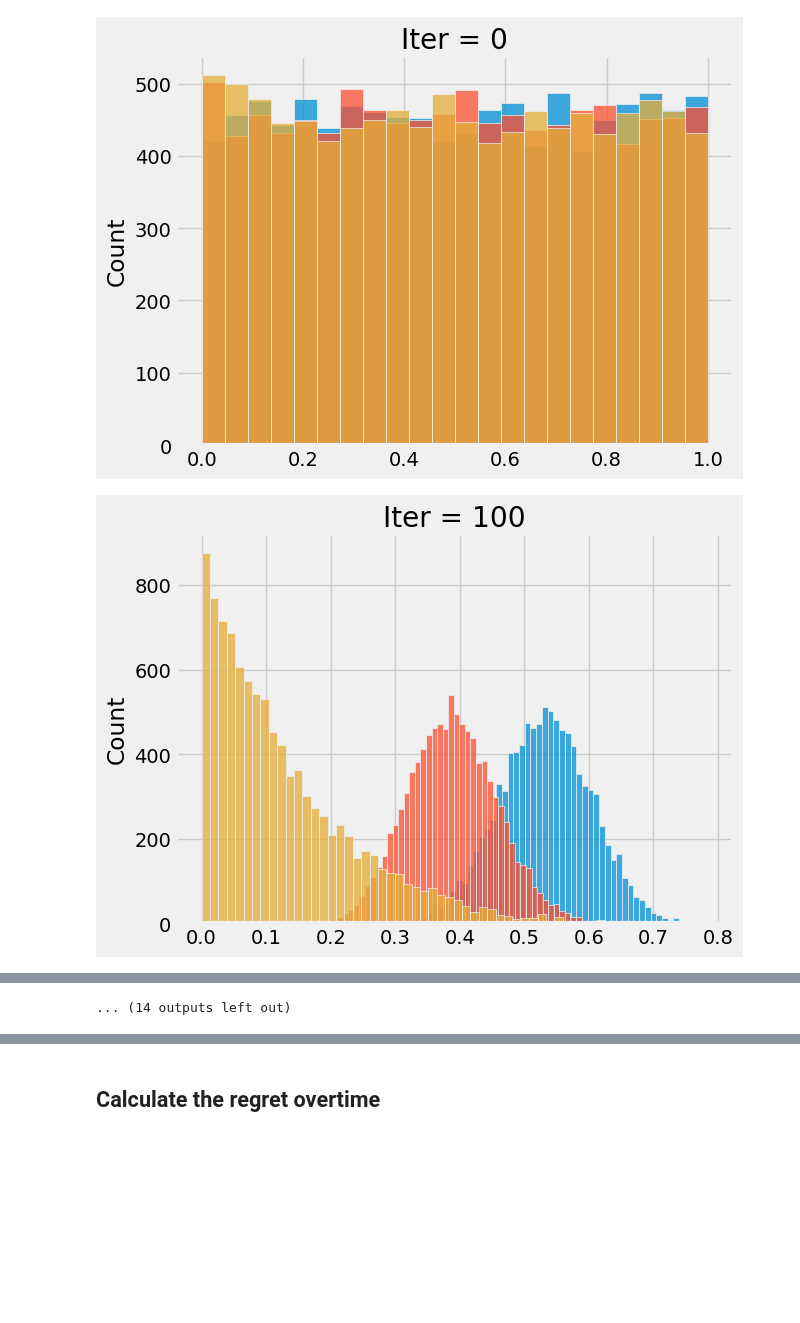
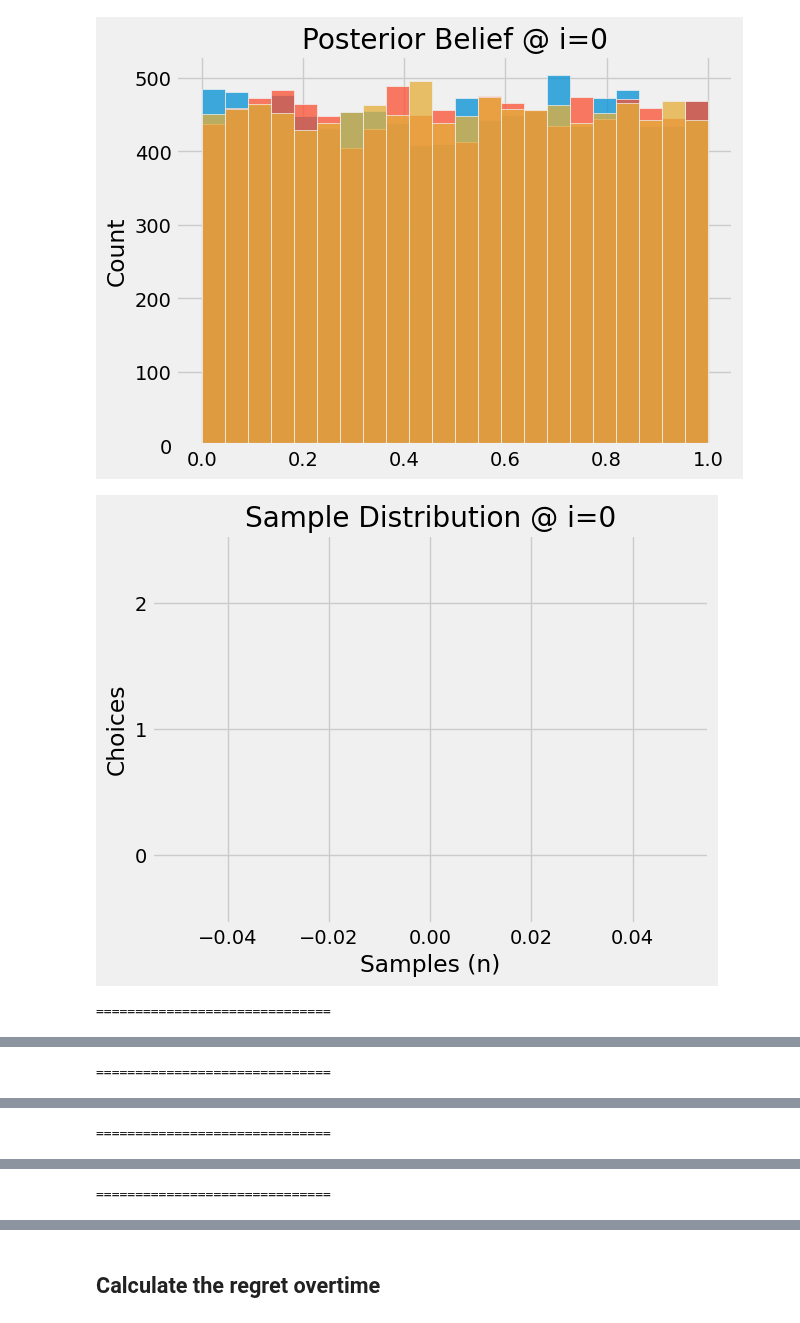
Before and after one commit to arose13/Notebooks, a Jupyter notebook: Thompson Sampling.ipynb, the cells around one changed output, grey strips where cells are left out. Drawn from its saved outputs; the diff is of its cells as text; code cells hidden in the pictures; blank space fills up the shorter version.

Commit message:
Better plots on the trajectory of choices

```diff
--- a/Thompson Sampling.ipynb
+++ b/Thompson Sampling.ipynb
@@ -5,6 +10,7 @@ from scipy import stats
 
 import matplotlib.pyplot as graph
 import seaborn as sns
+from rosey_graph import plot_barplot
 
 graph.style.use('fivethirtyeight')
 
@@ -12,13 +18,13 @@ graph.style.use('fivethirtyeight')
 # Hyperparameters
 k = 3  # number of options to pick between
 true_dists = [
-    stats.beta(a=50, b=50),
-    stats.beta(a=6, b=7),
-    stats.beta(a=1, b=5)
+    stats.beta(a=5, b=5),  # p = 0.5
+    stats.beta(a=6, b=7),  # p = 0.462
+    stats.beta(a=1, b=5)   # p = 0.167
 ]
 
 for dist in true_dists:
-    sns.histplot(dist.rvs(10_000))
+    sns.histplot(dist.rvs(100_000))
 graph.show()
 
 
@@ -60,27 +66,35 @@ class ThompsonSampler:
         return k, obs
 
     def plot(self):
-        graph.title(f'Iter = {self.n_updates:,}')
+        graph.title(f'Posterior Belief @ i={self.n_updates:,}')
         for a, b in self.params:
             sns.histplot(stats.beta(a=a, b=b).rvs(10_000))
         graph.show()
 # %%
 ts = ThompsonSampler(k=k)
 
 # Run updates
-n_iters = 2500
+n_iters = 10_000
 hist_choices = []
 history = []
 for i in range(n_iters):
-    if i % 100 == 0:
+    if (i % 100 == 0 and i < 1000) or (i % 1000 == 0):
         ts.plot()
+
+        graph.title(f'Sample Distribution @ i={i:,}')
+        plot_barplot(dict(enumerate(ts.get_choice_dist())))
+        graph.xlabel('Samples (n)')
+        graph.ylabel('Choices')
+        graph.show()
+        print('='*30)
 
     choice_i, reward_i = ts.update()
     hist_choices.append(choice_i)
     history.append(reward_i)
 ts.plot()
 hist_choices = np.array(choice_i)
 history = np.array(history)
 # %% [output]
-[figure, old version]
+[figure, new version]
-[figure, old version]
+[figure, new version]
+==============================
@@ -88,0 +103 @@ history = np.array(history)
+==============================
@@ -90,0 +106 @@ history = np.array(history)
+==============================
@@ -97 +109 @@ history = np.array(history)
-... (14 outputs left out)
+==============================
```
Also changed, not shown: parts of 5 cells of this notebook.
